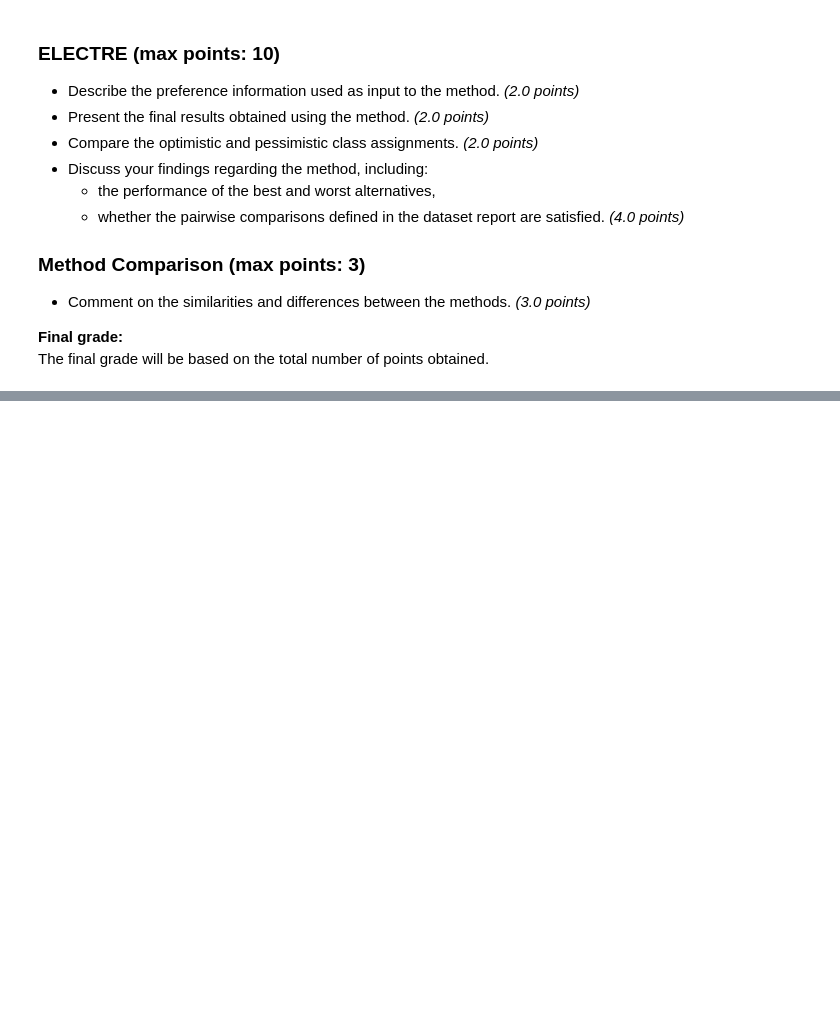
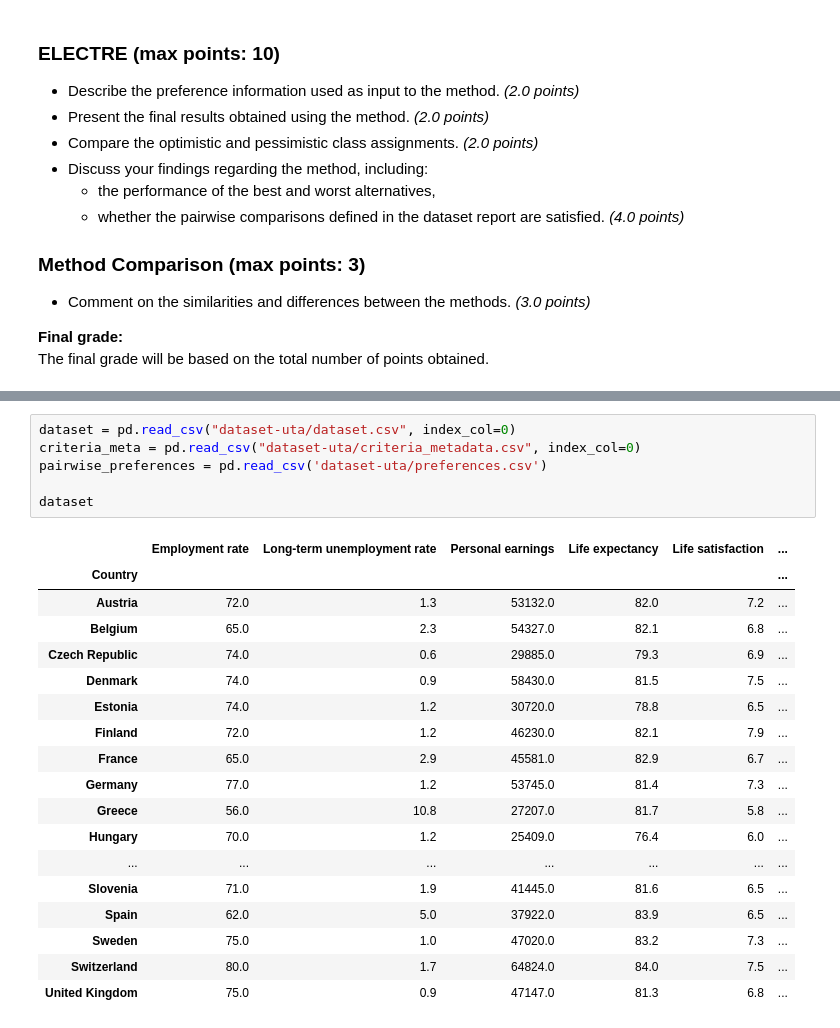
Before and after one commit to jesiekjakub/-DA6-Decision-Analysis, a Jupyter notebook: Project-3-Promethee-Electre/Electre-exercises/06_electre_tri.ipynb, the cells around one changed output, grey strips where cells are left out. Saved outputs shown, nothing was run; the diff lists cells and outputs as text; blank space fills up the shorter version.

Commit message:
feat(electre): added electre analysis on uta project dataset

```diff
--- a/Project-3-Promethee-Electre/Electre-exercises/06_electre_tri.ipynb
+++ b/Project-3-Promethee-Electre/Electre-exercises/06_electre_tri.ipynb
@@ -492,0 +497,25 @@ The final grade will be based on the total number of points obtained.
+# %%
+dataset = pd.read_csv("dataset-uta/dataset.csv", index_col=0)
+criteria_meta = pd.read_csv("dataset-uta/criteria_metadata.csv", index_col=0)
+pairwise_preferences = pd.read_csv('dataset-uta/preferences.csv')
+
+dataset
+# %% [output]
+|  | Employment rate | Long-term unemployment rate | Personal earnings | Life expectancy | Life satisfaction | ... |
+| Country |  |  |  |  |  | ... |
+| Austria | 72.0 | 1.3 | 53132.0 | 82.0 | 7.2 | ... |
+| Belgium | 65.0 | 2.3 | 54327.0 | 82.1 | 6.8 | ... |
+| Czech Republic | 74.0 | 0.6 | 29885.0 | 79.3 | 6.9 | ... |
+| Denmark | 74.0 | 0.9 | 58430.0 | 81.5 | 7.5 | ... |
+| Estonia | 74.0 | 1.2 | 30720.0 | 78.8 | 6.5 | ... |
+| Finland | 72.0 | 1.2 | 46230.0 | 82.1 | 7.9 | ... |
+| France | 65.0 | 2.9 | 45581.0 | 82.9 | 6.7 | ... |
+| Germany | 77.0 | 1.2 | 53745.0 | 81.4 | 7.3 | ... |
+| Greece | 56.0 | 10.8 | 27207.0 | 81.7 | 5.8 | ... |
+| Hungary | 70.0 | 1.2 | 25409.0 | 76.4 | 6.0 | ... |
+| ... | ... | ... | ... | ... | ... | ... |
+| Slovenia | 71.0 | 1.9 | 41445.0 | 81.6 | 6.5 | ... |
+| Spain | 62.0 | 5.0 | 37922.0 | 83.9 | 6.5 | ... |
+| Sweden | 75.0 | 1.0 | 47020.0 | 83.2 | 7.3 | ... |
+| Switzerland | 80.0 | 1.7 | 64824.0 | 84.0 | 7.5 | ... |
+| United Kingdom | 75.0 | 0.9 | 47147.0 | 81.3 | 6.8 | ... |
```
Also changed, not shown: parts of 10 cells of this notebook, 5 other files.
